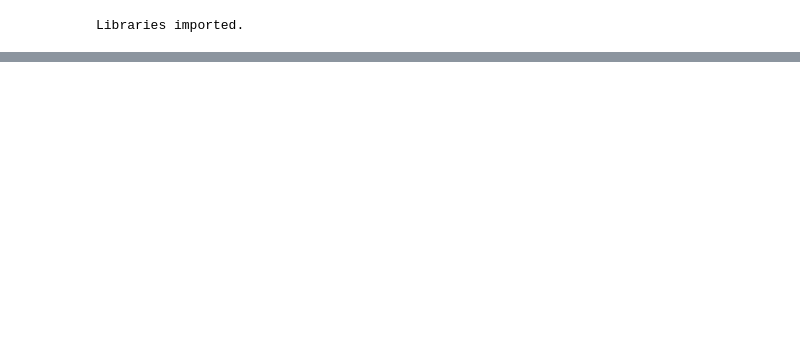
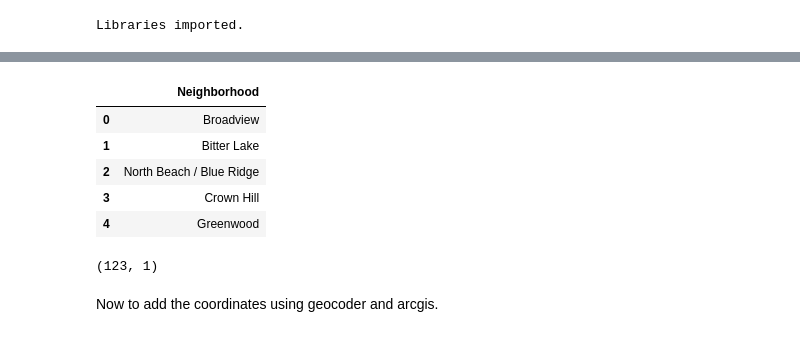
Before and after one commit to dsfunk/Coursera_Capstone, a Jupyter notebook: IBM Data Science Capstone Project.ipynb, the cells around one changed output, grey strips where cells are left out. Cells and saved outputs as stored; diff of their text form; code cells hidden in the pictures; blank space fills up the shorter version.

```diff
--- a/IBM Data Science Capstone Project.ipynb
+++ b/IBM Data Science Capstone Project.ipynb
@@ -43,0 +86,27 @@ LIMIT = 30
+# %%
+#remove unwanted rows
+hoods.drop( hoods[ (hoods['Neighborhood name'] == "North Seattle") | (hoods['Neighborhood name'] == "Central Seattle") | (hoods['Neighborhood name'] == "West Seattle") | (hoods['Neighborhood name'] == "Queen Anne")].index , inplace=True)
+
+#remove unwanted columns
+hoods.drop(['Unnamed: 0','Within larger district','Annexed[41]','Locator map','Street map','Image','Notes'], axis=1, inplace=True)
+
+#rename column for less typing
+hoods.rename(columns={'Neighborhood name':'Neighborhood'}, inplace=True)
+
+#reset index after dropped rows
+hoods = hoods.reset_index(drop=True)
+
+hoods.head()
+# %% [output]
+|  | Neighborhood |
+| 0 | Broadview |
+| 1 | Bitter Lake |
+| 2 | North Beach / Blue Ridge |
+| 3 | Crown Hill |
+| 4 | Greenwood |
+# %%
+hoods.shape
+# %% [output]
+(123, 1)
+# %% [markdown]
+Now to add the coordinates using geocoder and arcgis.
```
Also changed, not shown: parts of 15 cells of this notebook.
